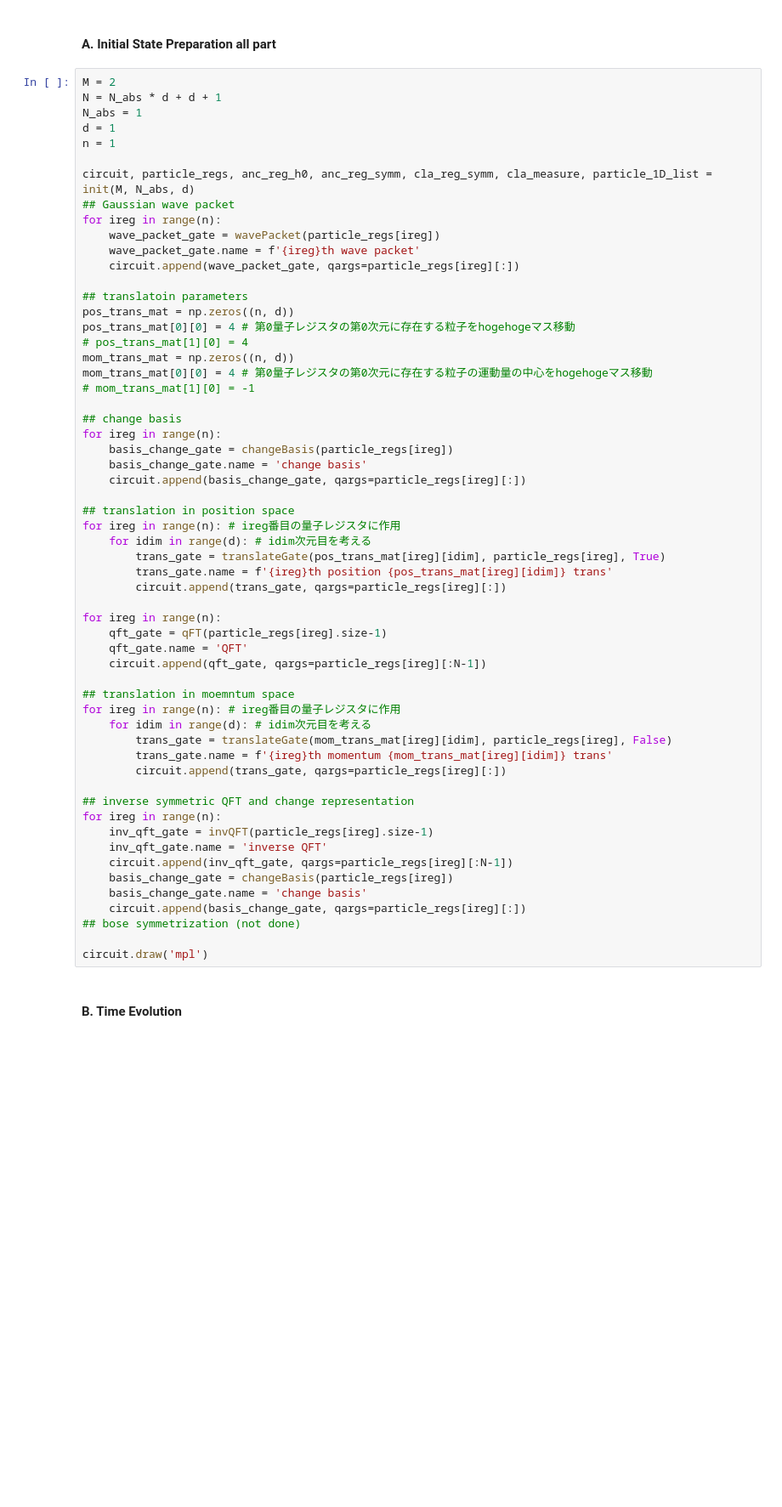
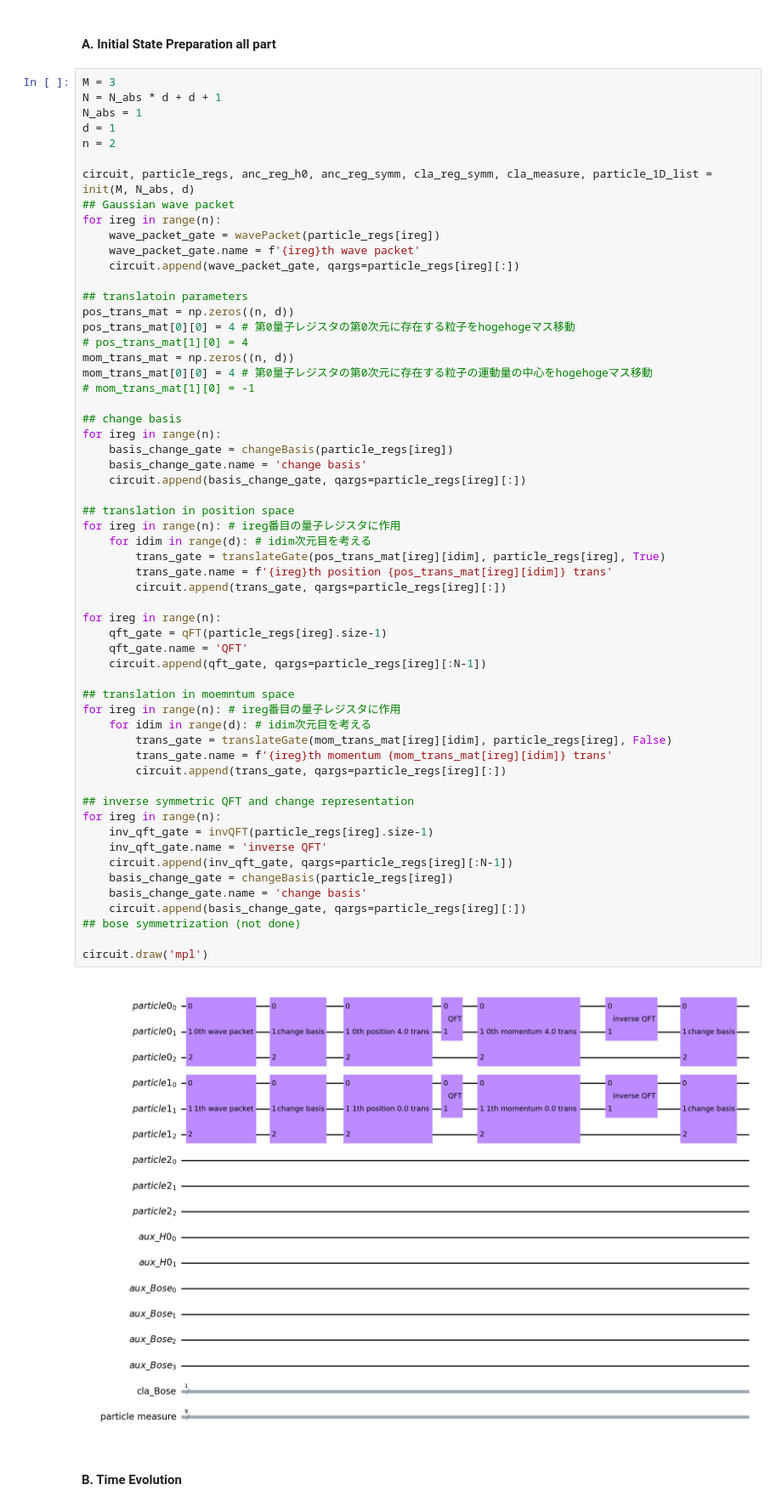
Before and after one commit to UTokyo-ICEPP/single-particle-qft, a Jupyter notebook: qsp/qc_single_particle.ipynb, the cells around one changed output. Shown at 85% size. Drawn from its saved outputs; the diff is of its cells as text; blank space fills up the shorter version.

```diff
--- a/qsp/qc_single_particle.ipynb
+++ b/qsp/qc_single_particle.ipynb
@@ -302,11 +320,11 @@ circuit.draw('mpl')
 # %% [markdown]
 #### A. Initial State Preparation all part ###
 # %%
-M = 2
+M = 3
 N = N_abs * d + d + 1
 N_abs = 1
 d = 1
-n = 1
+n = 2
 
 circuit, particle_regs, anc_reg_h0, anc_reg_symm, cla_reg_symm, cla_measure, particle_1D_list = init(M, N_abs, d)
 ## Gaussian wave packet
@@ -332,33 +350,35 @@ for ireg in range(n):
 ## translation in position space
 for ireg in range(n): # ireg番目の量子レジスタに作用
     for idim in range(d): # idim次元目を考える
         trans_gate = translateGate(pos_trans_mat[ireg][idim], particle_regs[ireg], True)
         trans_gate.name = f'{ireg}th position {pos_trans_mat[ireg][idim]} trans'
         circuit.append(trans_gate, qargs=particle_regs[ireg][:])
 
 for ireg in range(n):
     qft_gate = qFT(particle_regs[ireg].size-1)
     qft_gate.name = 'QFT'
     circuit.append(qft_gate, qargs=particle_regs[ireg][:N-1])
 
 ## translation in moemntum space
 for ireg in range(n): # ireg番目の量子レジスタに作用
     for idim in range(d): # idim次元目を考える
         trans_gate = translateGate(mom_trans_mat[ireg][idim], particle_regs[ireg], False)
         trans_gate.name = f'{ireg}th momentum {mom_trans_mat[ireg][idim]} trans'
         circuit.append(trans_gate, qargs=particle_regs[ireg][:])
 
 ## inverse symmetric QFT and change representation
 for ireg in range(n):
     inv_qft_gate = invQFT(particle_regs[ireg].size-1)
     inv_qft_gate.name = 'inverse QFT'
     circuit.append(inv_qft_gate, qargs=particle_regs[ireg][:N-1])
     basis_change_gate = changeBasis(particle_regs[ireg])
     basis_change_gate.name = 'change basis'
     circuit.append(basis_change_gate, qargs=particle_regs[ireg][:])
 ## bose symmetrization (not done)
 
 circuit.draw('mpl')
+# %% [output]
+[figure, added]
 # %% [markdown]
 #### B. Time Evolution ####
 # %%
```
Also changed, not shown: parts of 15 cells of this notebook, 2 other files.
